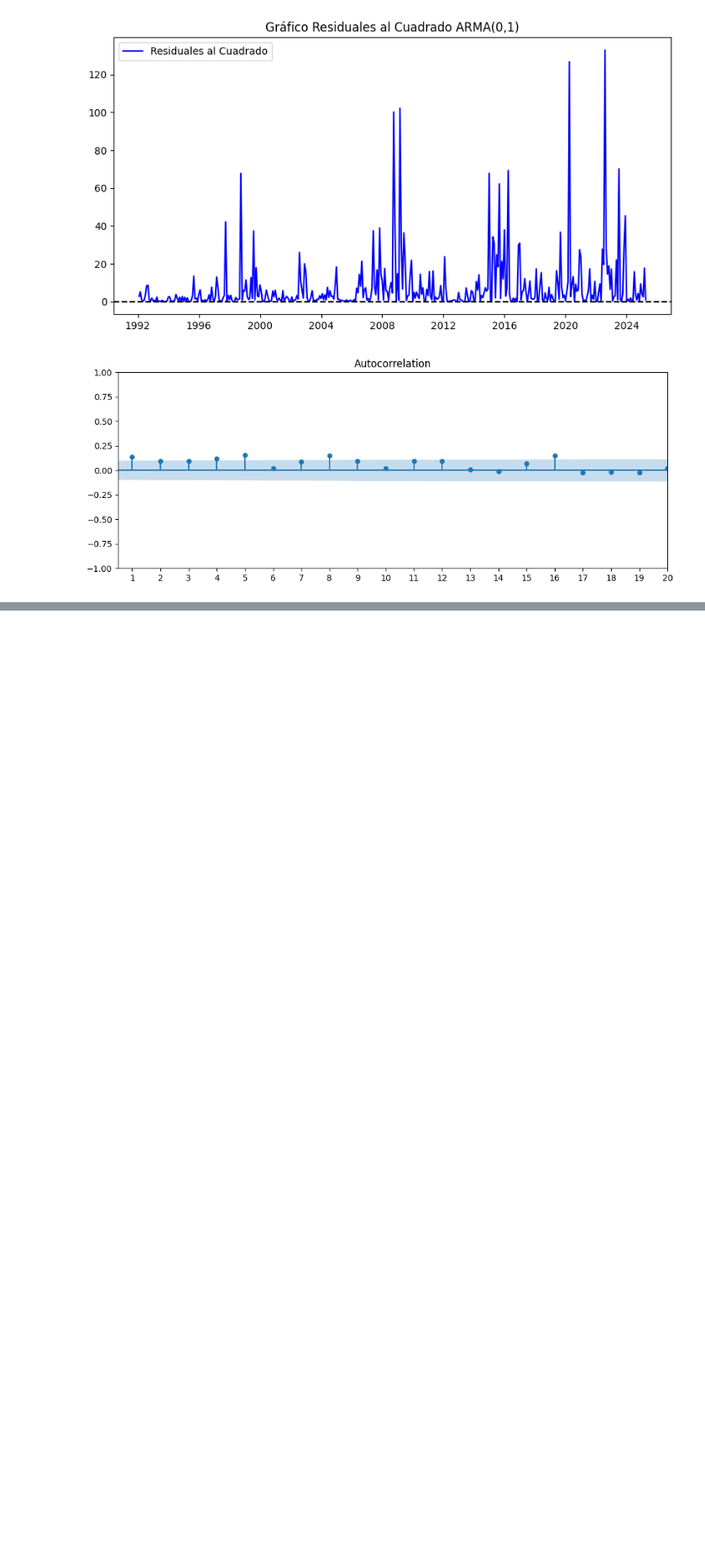
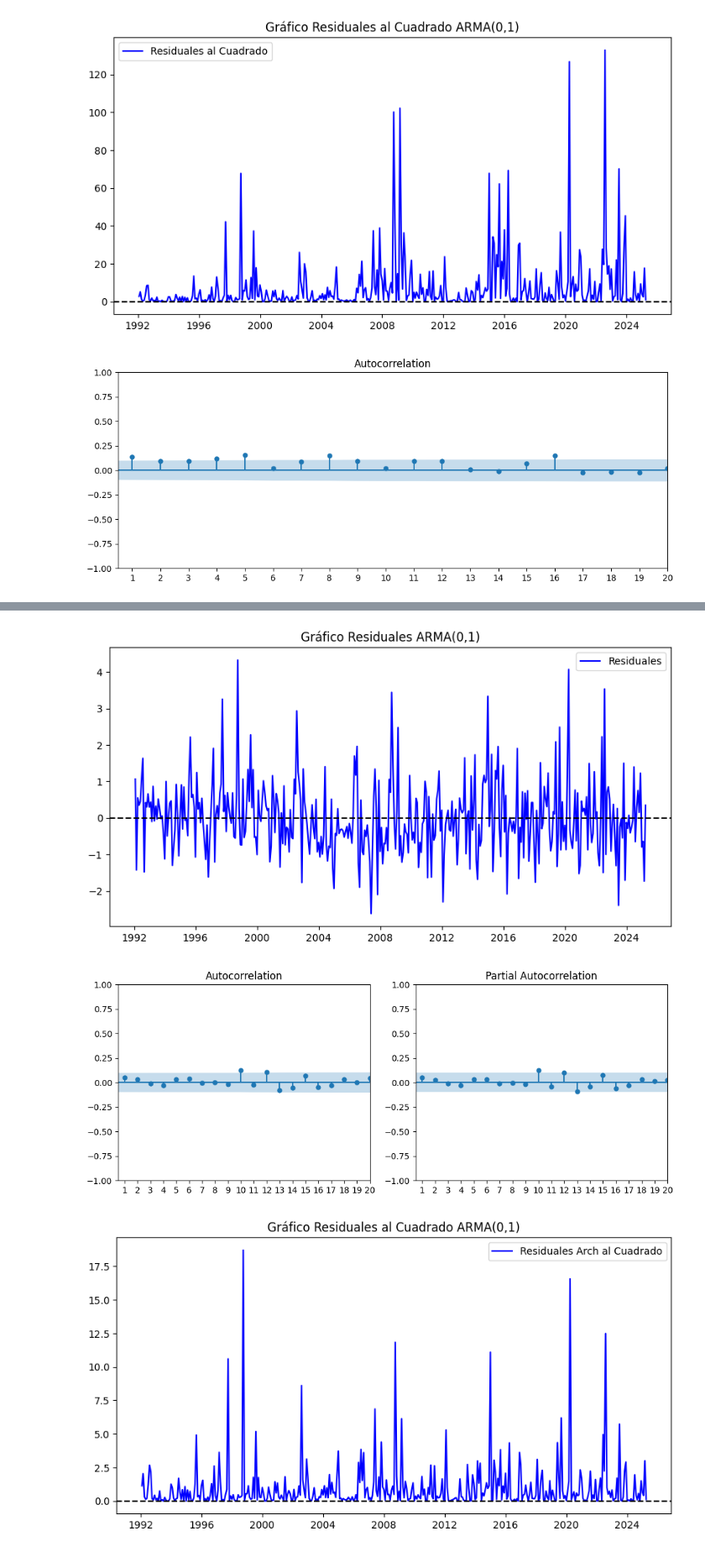
Before and after one commit to nicolozanoh/202510-Series-Taller2, a Jupyter notebook: scripts/nb.ipynb, the cells around one changed output, grey strips where cells are left out. Shown at 84% size. Drawn from its saved outputs; the diff is of its cells as text; code cells hidden in the pictures; blank space fills up the shorter version.

```diff
--- a/scripts/nb.ipynb
+++ b/scripts/nb.ipynb
@@ -313,0 +317,77 @@ with open("output\\prueba_q_residuales2.tex", "w") as f:
+# %%
+garch = arch_model(residuales, p=1,q=1)
+g_res = garch.fit()
+
+print(g_res.summary)
+
+resid_arch = g_res.std_resid
+
+resid_arch2 = resid_arch**2
+
+# Residuales
+
+plt.figure(figsize=(10,5))
+plt.plot(resid_arch, label="Residuales", color="blue")
+plt.axhline(y=0, color='black', linestyle='--')
+plt.title("Gráfico Residuales ARMA(0,1)")
+plt.legend()
+plt.savefig("output\\graf_resid_arch.png", dpi=300, bbox_inches='tight')
+plt.show()
+
+fig, axes = plt.subplots(1, 2, figsize=(10, 4))
+
+plot_acf(resid_arch, ax = axes[0], alpha=0.05, lags=20)
+plot_pacf(resid_arch, ax = axes[1], alpha=0.05, lags=20)
+
+for ax in axes:
+    xticks = ax.get_xticks()
+    ax.set_xticks(np.arange(1, 20 + 1))
+    ax.set_xlim(0.5, 20)
+
+plt.savefig("output\\acf_pacf_residuales_arch.png", dpi=300, bbox_inches='tight')
+plt.tight_layout()
+plt.show()
+
+q_test = smd.acorr_ljungbox(resid_arch, lags=[5,10,15], return_df=True)
+
+q_test = q_test.rename(columns={'lb_stat':"Estad\\'istico",'lb_pvalue':'P-Valor'})
+
+latex_table = q_test.to_latex(index=True, label="tab:q_test_resid", na_rep='0',multicolumn=True,position='H',float_format="%.4f")
+latex_table = latex_table.replace("\\begin{tabular}", "\\centering\n\\begin{tabular}")
+latex_table = latex_table.replace("\\end{tabular}", f"\\end{{tabular}}\n\\caption{{Prueba Q Residuales}}")
+
+with open("output\\prueba_q_residuales_arch.tex", "w") as f:
+     f.write(latex_table)
+
+# Rsiduales al cuadrado
+plt.figure(figsize=(10,5))
+plt.plot(resid_arch2, label="Residuales Arch al Cuadrado", color="blue")
+plt.axhline(y=0, color='black', linestyle='--')
+plt.title("Gráfico Residuales al Cuadrado ARMA(0,1)")
+plt.legend()
+plt.savefig("output\\graf_resid_arch2.png", dpi=300, bbox_inches='tight')
+plt.show()
+
+fig, axes = plt.subplots(1, 1, figsize=(10, 4))
+
+plot_acf(resid_arch2, ax = axes, alpha=0.05, lags=20)
+
+xticks = axes.get_xticks()
+axes.set_xticks(np.arange(1, 20 + 1))
+axes.set_xlim(0.5, 20)
+
+plt.savefig("output\\acf_residuales_arch2.png", dpi=300, bbox_inches='tight')
+plt.tight_layout()
+plt.show()
+
+q_test = smd.acorr_ljungbox(resid_arch2, lags=[5,10,15], return_df=True)
+
+q_test = q_test.rename(columns={'lb_stat':"Estad\\'istico",'lb_pvalue':'P-Valor'})
+
+latex_table = q_test.to_latex(index=True, label="tab:q_test_resid2", na_rep='0',multicolumn=True,position='H',float_format="%.4f")
+latex_table = latex_table.replace("\\begin{tabular}", "\\centering\n\\begin{tabular}")
+latex_table = latex_table.replace("\\end{tabular}", f"\\end{{tabular}}\n\\caption{{Prueba Q Residuales al Cuadrado}}")
+
+with open("output\\prueba_q_residuales_arch2.tex", "w") as f:
+     f.write(latex_table)
+# %% [output]
@@ -313,0 +411,3 @@ with open("output\\prueba_q_residuales2.tex", "w") as f:
+[figure, added]
+[figure, added]
+[figure, added]
```
Also changed, not shown: parts of 3 cells of this notebook, 10 other files.
